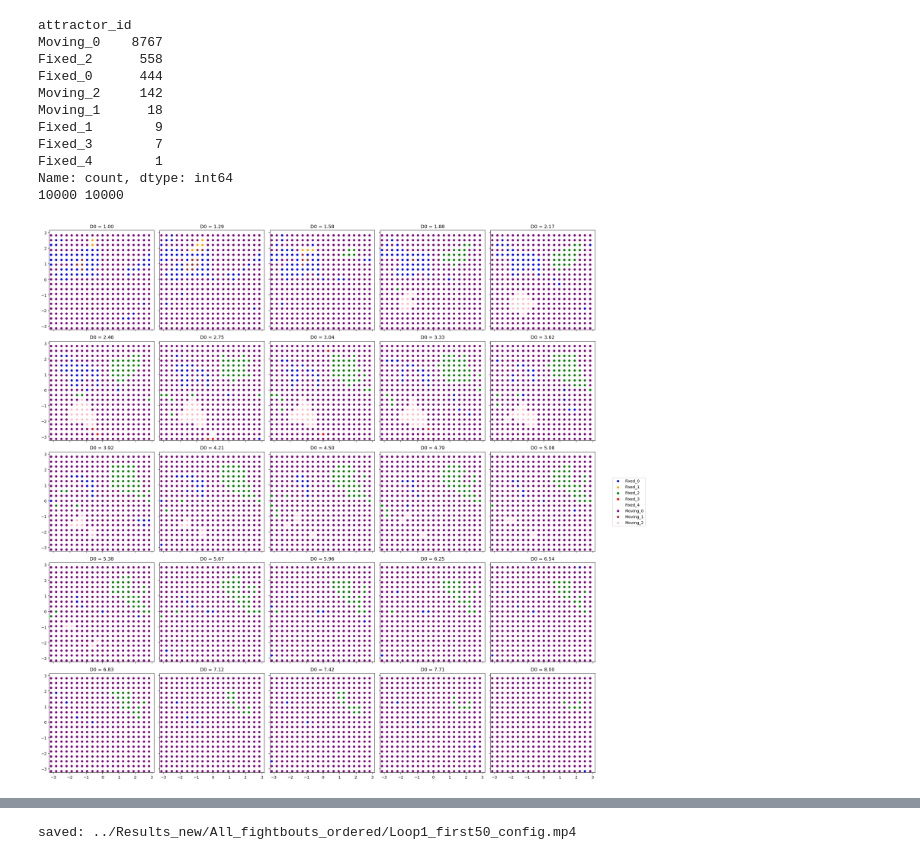
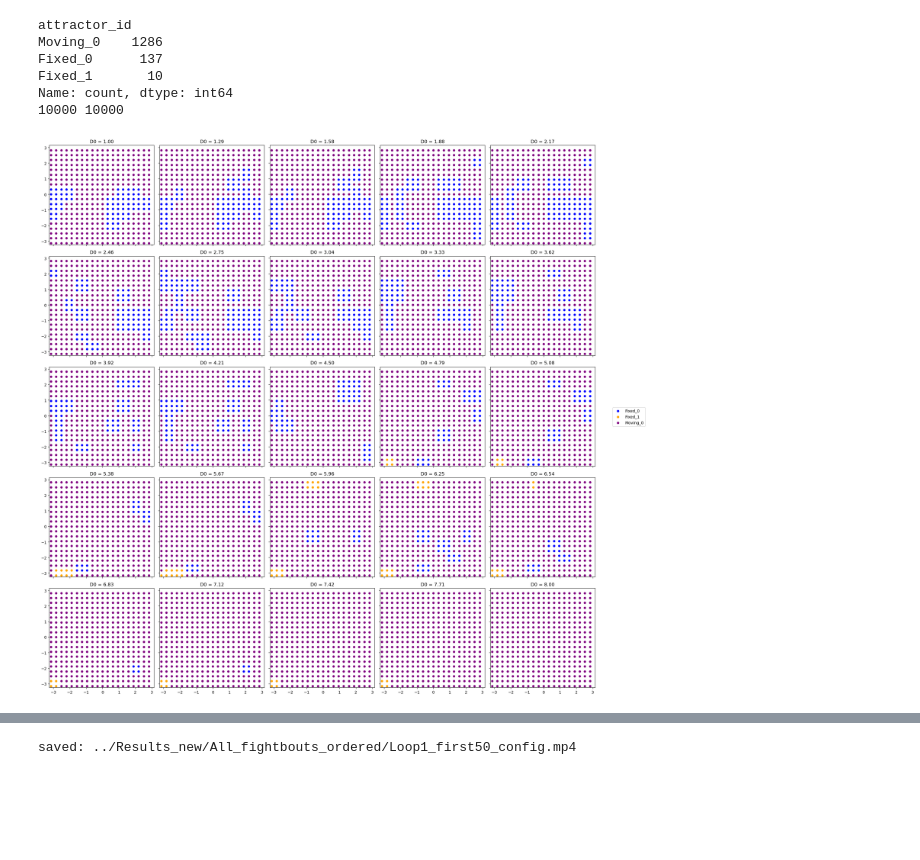
Before and after one commit to Marindevandijk/Thesis-clean, a Jupyter notebook: notebook_exploratory/Analyse_endpoints.ipynb, the cells around one changed output, grey strips where cells are left out. Drawn from its saved outputs; the diff is of its cells as text; code cells hidden in the pictures; blank space fills up the shorter version.

```diff
--- a/notebook_exploratory/Analyse_endpoints.ipynb
+++ b/notebook_exploratory/Analyse_endpoints.ipynb
@@ -710,7 +590,6 @@ classified_first = classify_fixed_and_loops(
     min_samples_loop=1,
     force_tol=1e-3
 )
-
 classified_first.to_csv(f"{folder}/Classified_first.csv", index=False)
 
 # Plot classified endpoints
@@ -725,6 +604,25 @@ for name, g in classified_first.groupby("attractor_id"):
         zorder=3
     )
 
+data = np.load(f"{folder}/endpoint_3000_trajs_first_half.npz")
+last_trajs = data["last_trajs"]
+startpoints = data["startpoints"]
+
+for target in [ "Moving_1", "Moving_2"]:
+    g = classified_first[classified_first["attractor_id"] == target]
+    if len(g) == 0:
+        continue
+
+    row = g.iloc[0]
+    sp = np.array([row["d0"], row["theta10"], row["theta20"]])
+    idx = np.argmin(np.linalg.norm(startpoints - sp, axis=1))
+
+    traj = last_trajs[idx]
+    traj = traj[np.isfinite(traj[:, 0])]
+
+    ax.plot(wrap_pi(traj[:, 1]), wrap_pi(traj[:, 2]), linewidth=1, label=f"{target} path")
+
+
 ax.set_xlabel(r"$\theta_W$")
 ax.set_ylabel(r"$\theta_L$")
 ax.set_xlim(-np.pi, np.pi)
@@ -743,6 +641,6 @@ NameError: name 'analyze_endpoints_file' is not defined
 # %%
 df = classify_fixed_and_loops(
-    analyze_endpoints_file(f"../Results_new/All_fightbouts_ordered_morepoints_another/Endpoints_first_half.csv"),
+    analyze_endpoints_file(f"../Results_new/All_fightbouts_ordered/Endpoints_last_half.csv"),
     eps_loop=1.0,
     min_samples_loop=1,
     force_tol=1e-3
@@ -770,8 +668,6 @@ D_values = np.unique(np.round(startpoints[:, 0], 6))
 
 ncols = 5
 nrows = int(np.ceil(len(D_values) / ncols))
-
-
 
 color_dict = {
     "Fixed_0": "blue",
@@ -801,42 +697,37 @@ for ax, D0 in zip(axs, D_values):
 
         mask = mask_D & (labels == lab)
 
         ax.scatter(
             startpoints[mask,1],
             startpoints[mask,2],
             color=color_dict[lab],
             s=25,
             label=lab
         )
 
     ax.set_title(f"D0 = {D0:.2f}")
     ax.set_xlim((-np.pi-0.1), np.pi)
     ax.set_ylim((-np.pi-0.1), np.pi)
 
 handles, labels_leg = axs[0].get_legend_handles_labels()
 
 fig.legend(
     handles,
     labels_leg,
     bbox_to_anchor=(1.02,0.5),
     loc="center left"
 )
 
 plt.tight_layout()
 plt.show()
 # %% [output]
 attractor_id
-Moving_0    8767
-Fixed_2      558
-Fixed_0      444
-Moving_2     142
-Moving_1      18
-Fixed_1        9
-Fixed_3        7
-Fixed_4        1
+Moving_0    1286
+Fixed_0      137
+Fixed_1       10
 Name: count, dtype: int64
 10000 10000
-[figure, old version]
+[figure, new version]
 # %%
 D_value = 2
 theta_vals = np.linspace(-np.pi, np.pi, 300)
```
Also changed, not shown: parts of 10 cells of this notebook, 2 other files.
